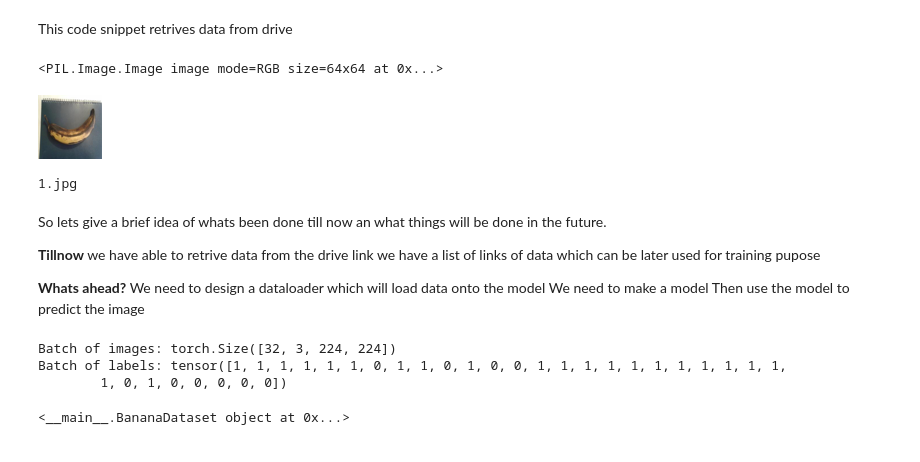
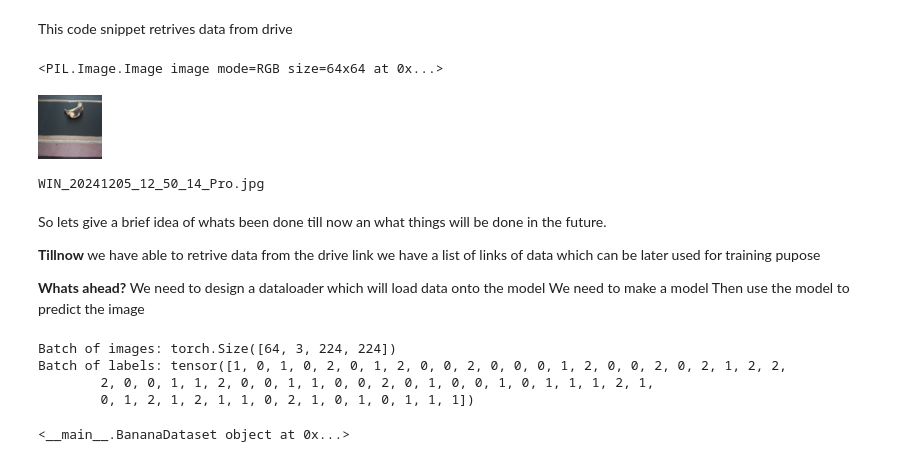
Before and after one commit to Ankit2058/Fruit-Classification, a Jupyter notebook: Software/Finetuning_Resnet.ipynb, the cells around one changed output. Drawn from its saved outputs; the diff is of its cells as text; code cells hidden in the pictures.

```diff
--- a/Software/Finetuning_Resnet.ipynb
+++ b/Software/Finetuning_Resnet.ipynb
@@ -72,18 +74,18 @@ S_Banana = r"C:\Users\User\Desktop\DeepLearning\Major Project\S_Banana"
 # %% [markdown]
 This code snippet retrives data from drive
 # %%
-file_list =os.listdir(F_Banana) #file names in F-Banana are listed in file_list
-file_name=file_list[0]
-image_path=os.path.join(F_Banana, file_name)#full path to a particular file
+file_list =os.listdir(S_Banana) #file names in F-Banana are listed in file_list
+file_name=file_list[200]
+image_path=os.path.join(S_Banana, file_name)#full path to a particular file
 image = Image.open(image_path).convert('RGB')  # Converting to RGB
 image = image.resize((64, 64))#resizing the image
 print(image)
 display(image)
 print(file_name)
 # %% [output]
 <PIL.Image.Image image mode=RGB size=64x64 at 0x...>
-[figure, old version]
+[figure, new version]
-1.jpg
+WIN_20241205_12_50_14_Pro.jpg
 # %% [markdown]
 So lets give a brief idea of whats been done till now an what things will be done in the future.
 
@@ -96,11 +98,11 @@ We need to make a model
 Then use the model to predict the image
 # %%
 # Define labels
-labels = {'fresh': 0, 'rotten': 1}
+labels = {'fresh': 0, 'rotten': 1,'C_Belt':2}
 
 # Load images and assign labels
 data = []
-for label, folder in [('fresh', F_Banana), ('rotten', S_Banana)]:
+for label, folder in [('fresh', F_Banana), ('rotten', S_Banana),('C_Belt', C_Belt)]:
     for file_name in os.listdir(folder):
         img_path = os.path.join(folder, file_name)
         if file_name.endswith(('.jpg', '.png', '.jpeg')):  # Filter image files
@@ -137,8 +139,8 @@ train_dataset = BananaDataset(train_data, transform=transform)
 test_dataset = BananaDataset(test_data, transform=transform)
 
 # Convert to DataLoader
-train_loader = DataLoader(train_dataset, batch_size=32, shuffle=True)
-test_loader = DataLoader(test_dataset, batch_size=32, shuffle=False)
+train_loader = DataLoader(train_dataset, batch_size=64, shuffle=True)
+test_loader = DataLoader(test_dataset, batch_size=64, shuffle=False)
 
 # Example: Checking one batch
 for images, labels in train_loader:
@@ -146,9 +148,10 @@ for images, labels in train_loader:
     print(f"Batch of labels: {labels}")
     break
 # %% [output]
-Batch of images: torch.Size([32, 3, 224, 224])
-Batch of labels: tensor([1, 1, 1, 1, 1, 1, 0, 1, 1, 0, 1, 0, 0, 1, 1, 1, 1, 1, 1, 1, 1, 1, 1, 1,
-        1, 0, 1, 0, 0, 0, 0, 0])
+Batch of images: torch.Size([64, 3, 224, 224])
+Batch of labels: tensor([1, 0, 1, 0, 2, 0, 1, 2, 0, 0, 2, 0, 0, 0, 1, 2, 0, 0, 2, 0, 2, 1, 2, 2,
+        2, 0, 0, 1, 1, 2, 0, 0, 1, 1, 0, 0, 2, 0, 1, 0, 0, 1, 0, 1, 1, 1, 2, 1,
+        0, 1, 2, 1, 2, 1, 1, 0, 2, 1, 0, 1, 0, 1, 1, 1])
 # %%
 print(train_dataset)
 # %% [output]
```
Also changed, not shown: parts of 15 cells of this notebook.
